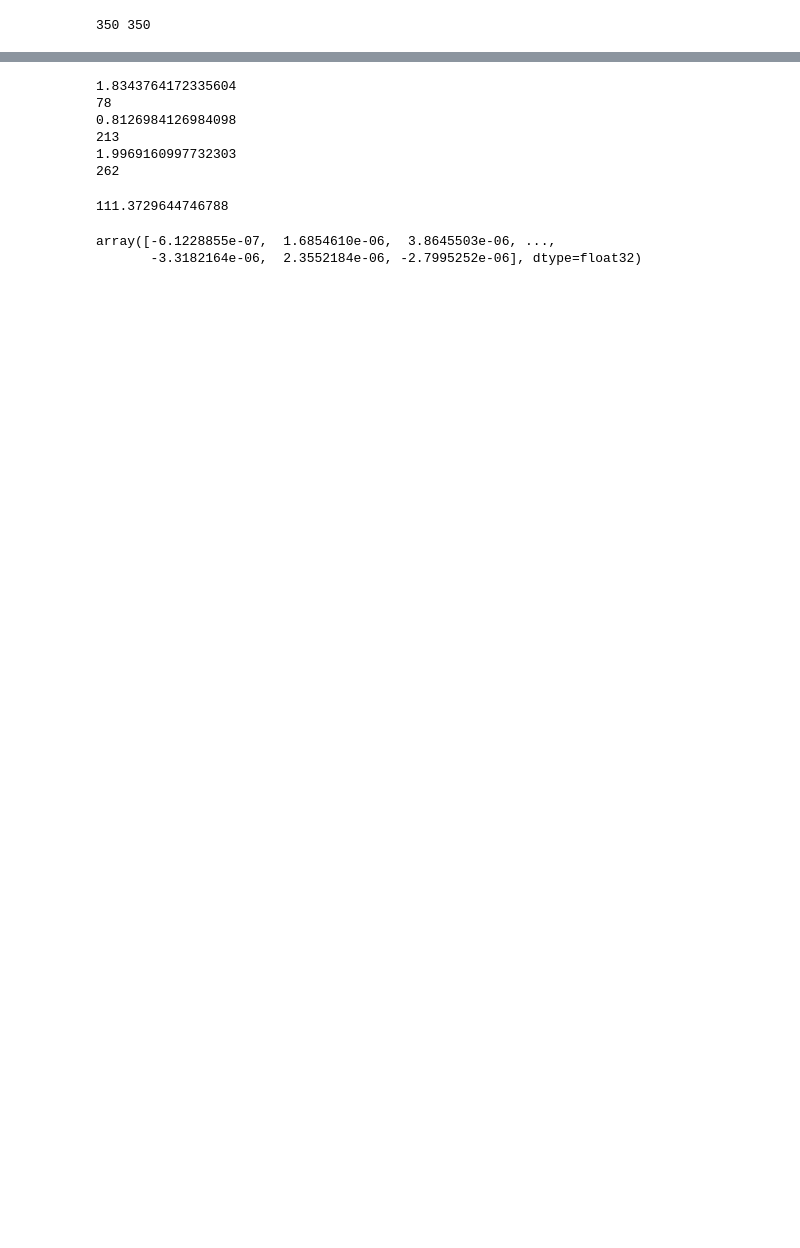
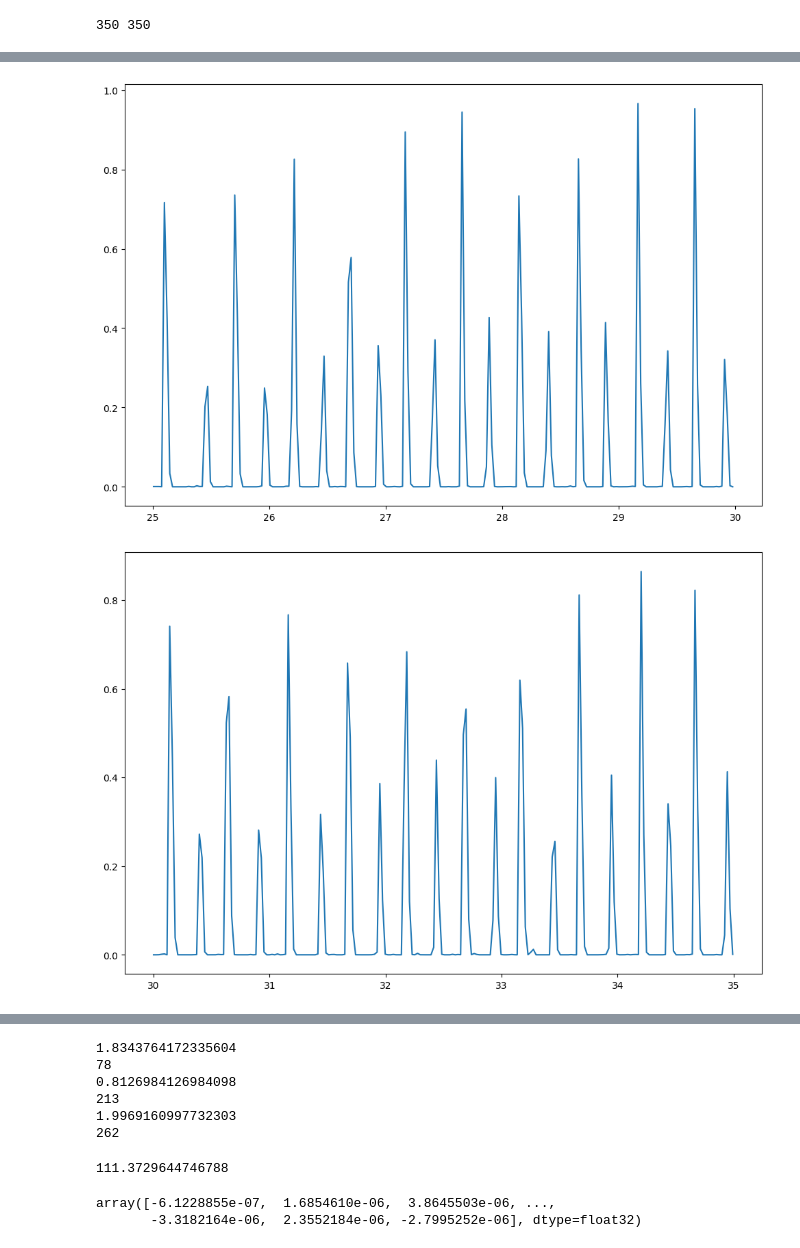
Before and after one commit to MicolGiannelli19/drum_beat_time, a Jupyter notebook: audio_to_data.ipynb, the cells around one changed output, grey strips where cells are left out. Drawn from its saved outputs; the diff is of its cells as text; code cells hidden in the pictures; blank space fills up the shorter version.

```diff
--- a/audio_to_data.ipynb
+++ b/audio_to_data.ipynb
@@ -133,0 +154,8 @@ len(drum_beat_times)
+# %%
+grafico(other_df, time_start = 25, time_end = 30)
+grafico(other_df, time_start = 30, time_end = 35)
+grafico(other_df, time_start = 35, time_end = 40)
+grafico(other_df, time_start = 40, time_end = 45)
+# %% [output]
+[figure, added]
+[figure, added]
```
Also changed, not shown: parts of 12 cells of this notebook.
